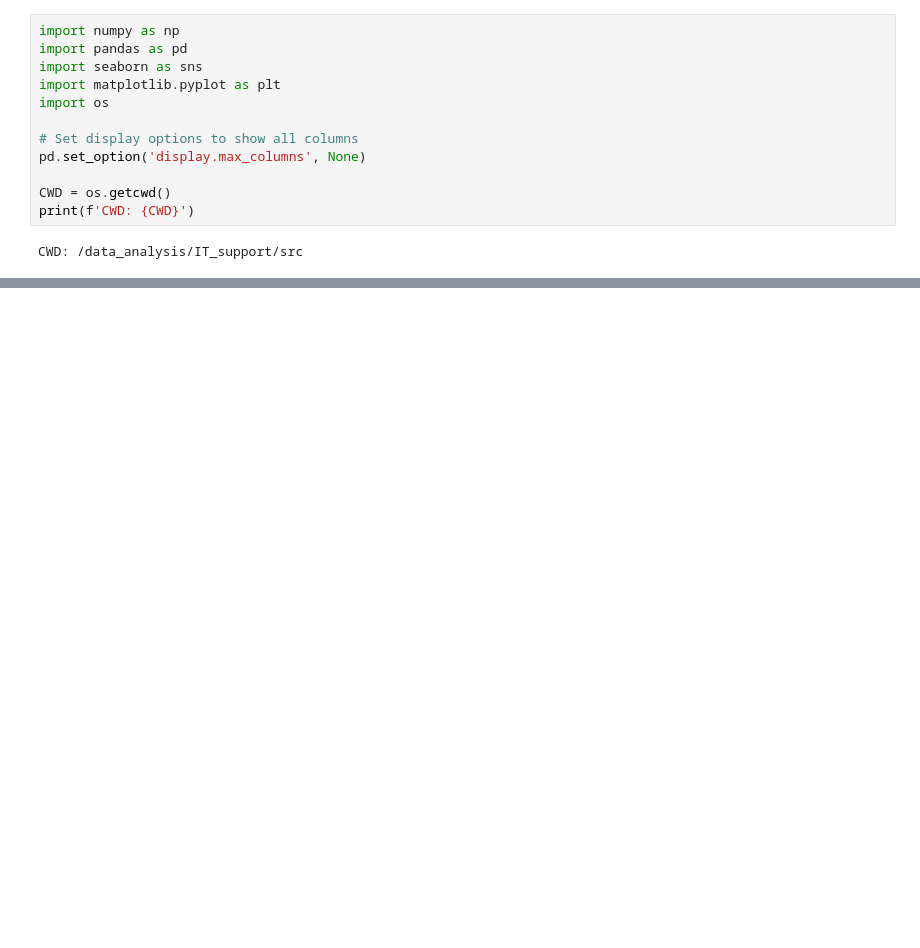
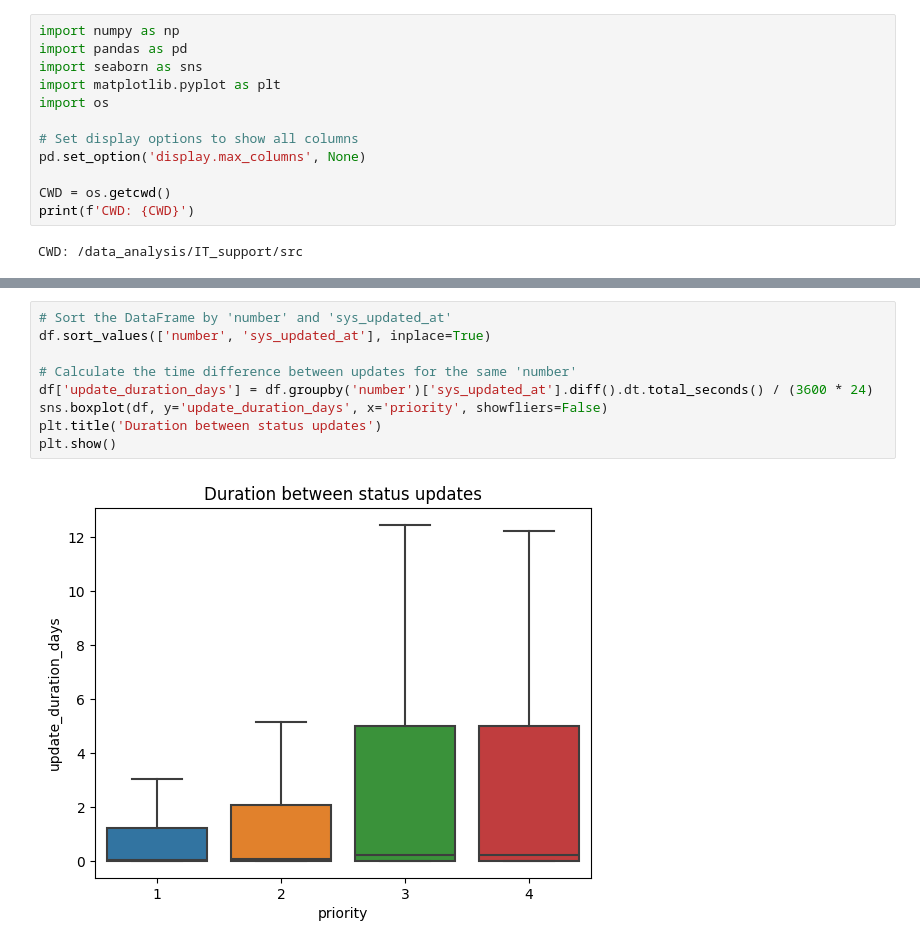
Before and after one commit to khizon/data_analysis, a Jupyter notebook: IT_support/src/exploration.ipynb, the cells around one changed output, grey strips where cells are left out. Cells and saved outputs as stored; diff of their text form; blank space fills up the shorter version.

```diff
--- a/IT_support/src/exploration.ipynb
+++ b/IT_support/src/exploration.ipynb
@@ -36,0 +144,11 @@ df['incident_state'].value_counts().plot(kind='barh')
+# %%
+# Sort the DataFrame by 'number' and 'sys_updated_at'
+df.sort_values(['number', 'sys_updated_at'], inplace=True)
+
+# Calculate the time difference between updates for the same 'number'
+df['update_duration_days'] = df.groupby('number')['sys_updated_at'].diff().dt.total_seconds() / (3600 * 24)
+sns.boxplot(df, y='update_duration_days', x='priority', showfliers=False)
+plt.title('Duration between status updates')
+plt.show()
+# %% [output]
+[figure, added]
```
Also changed, not shown: parts of 23 cells of this notebook.
